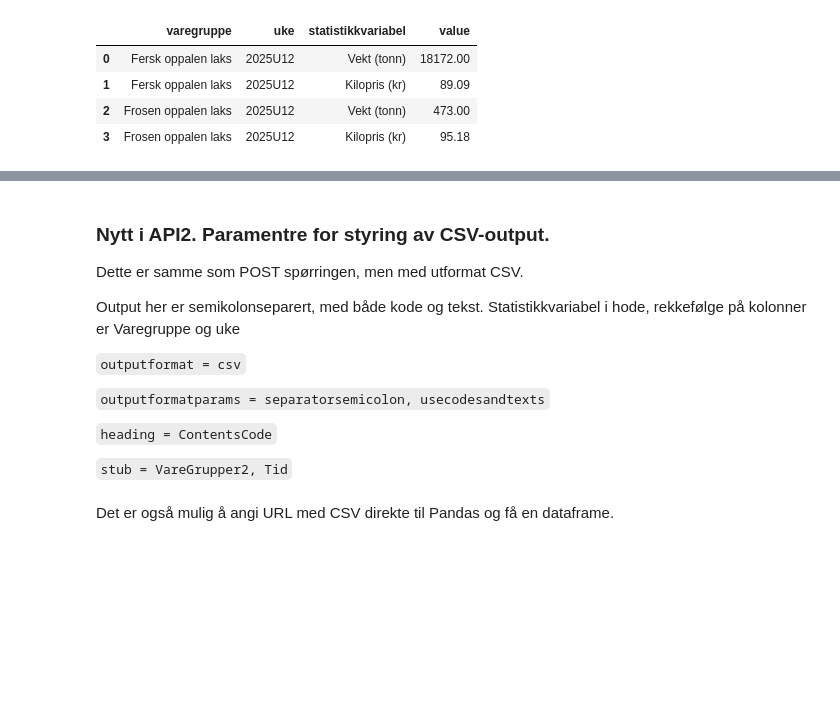
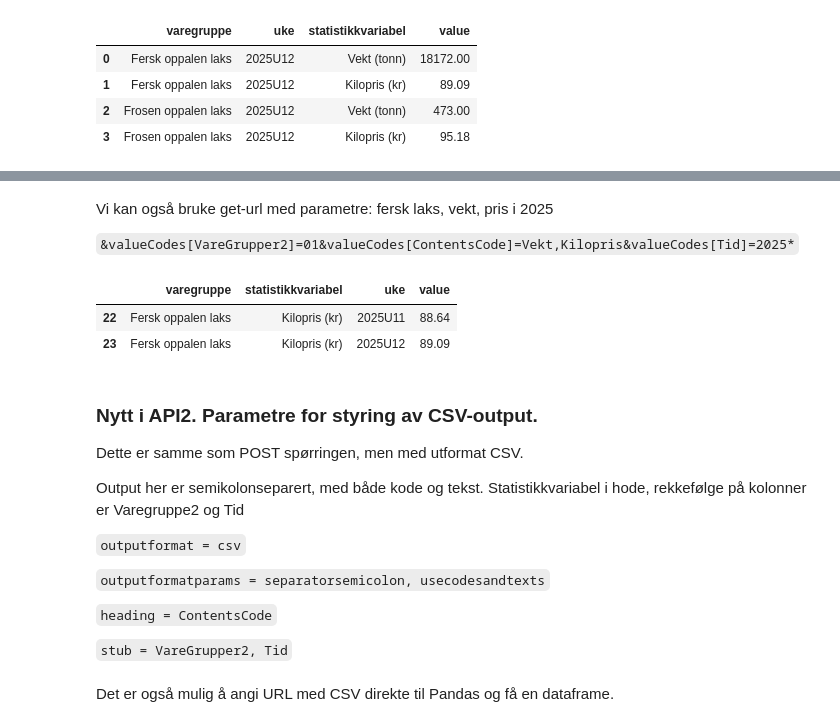
Before and after one commit to janbrus/ssb-api-python-examples, a Jupyter notebook: PxWebApi2/laks_nor.ipynb, the cells around one changed output, grey strips where cells are left out. Saved outputs shown, nothing was run; the diff lists cells and outputs as text; code cells hidden in the pictures; blank space fills up the shorter version.

```diff
--- a/PxWebApi2/laks_nor.ipynb
+++ b/PxWebApi2/laks_nor.ipynb
@@ -202,0 +201,4 @@ resultat_get.text
+# %% [markdown]
+Vi kan også bruke get-url med parametre: fersk laks, vekt, pris i 2025
+
+`&valueCodes[VareGrupper2]=01&valueCodes[ContentsCode]=Vekt,Kilopris&valueCodes[Tid]=2025*`
@@ -203,8 +207,20 @@ resultat_get.text
+# %%
+resultat_get1 = requests.get(GET_URL)
+# %%
+dataset1_get = pyjstat.Dataset.read(resultat_get1.text)
+# %%
+df1 = dataset1_get.write('dataframe')
+# %%
+df1.tail(2)
+# %% [output]
+|  | varegruppe | statistikkvariabel | uke | value |
+| 22 | Fersk oppalen laks | Kilopris (kr) | 2025U11 | 88.64 |
+| 23 | Fersk oppalen laks | Kilopris (kr) | 2025U12 | 89.09 |
 # %% [markdown]
-### Nytt i API2. Paramentre for styring av CSV-output.
+### Nytt i API2. Parametre for styring av CSV-output.
 Dette er samme som POST spørringen, men med utformat CSV.
 
-Output her er semikolonseparert, med både kode og tekst. Statistikkvariabel i hode, rekkefølge på kolonner er Varegruppe og uke
+Output her er semikolonseparert, med både kode og tekst. Statistikkvariabel i hode, rekkefølge på kolonner er Varegruppe2 og Tid
 
 `outputformat = csv`
 
```
Also changed, not shown: parts of 10 cells of this notebook.
